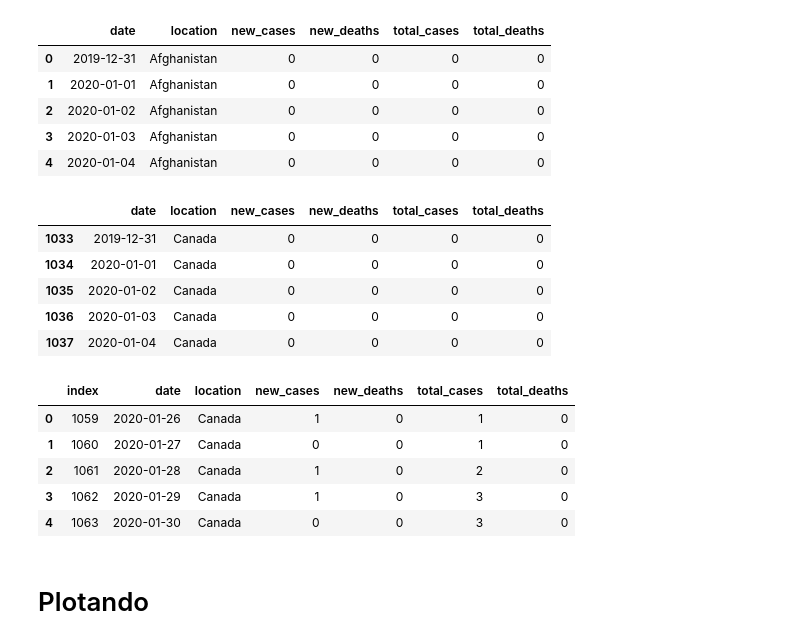
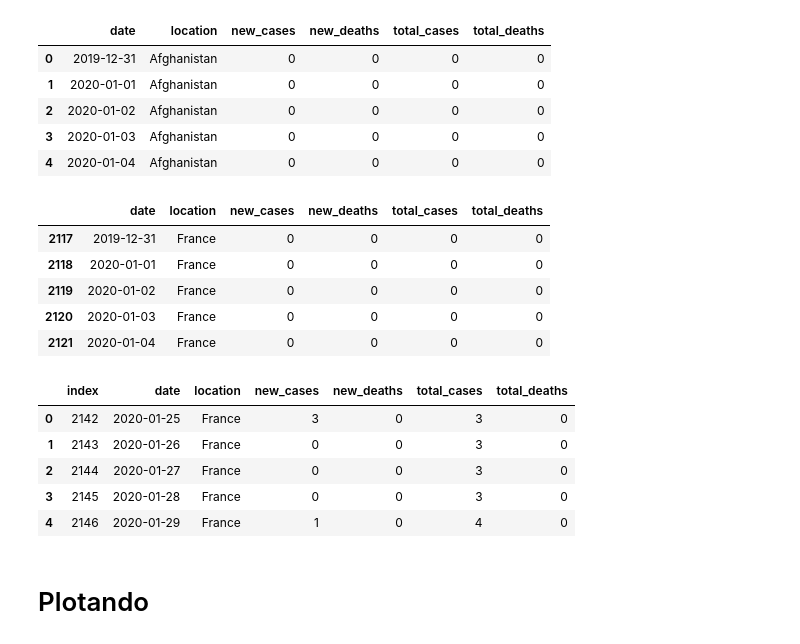
Before and after one commit to OliveiraVinic/covid19.pyhton.analysis, a Jupyter notebook: covid19_script.ipynb, the cells around one changed output. Cells and saved outputs as stored; diff of their text form; code cells hidden in the pictures.

```diff
--- a/covid19_script.ipynb
+++ b/covid19_script.ipynb
@@ -31,7 +33,7 @@ full_data_20200320.csv  full_data_20200322.csv  teste.png
 # %% [markdown]
 # Carregando o banco de dados
 # %%
-full_df = pd.read_csv('full_data_20200323.csv')
+full_df = pd.read_csv('full_data_20200326.csv')
 full_df.head()
 # %% [output]
 |  | date | location | new_cases | new_deaths | total_cases | total_deaths |
@@ -44,19 +46,21 @@ full_df.head()
 brazil_df = full_df[full_df['location']=='Brazil']
 china_df = full_df[full_df['location']=='China']
 italy_df = full_df[full_df['location']=='Italy']
-usa_df = full_df[full_df['location']=='United States']
 iran_df = full_df[full_df['location']=='Iran']
 spain_df = full_df[full_df['location'] == 'Spain']
 canada_df = full_df[full_df['location'] == 'Canada']
+usa_df = full_df[full_df['location']=='United States']
+uk_df = full_df[full_df['location']=='United Kingdom']
+france_df = full_df[full_df['location'] == 'France']
 # %%
-canada_df.head()
+france_df.head()
 # %% [output]
 |  | date | location | new_cases | new_deaths | total_cases | total_deaths |
-| 1033 | 2019-12-31 | Canada | 0 | 0 | 0 | 0 |
-| 1034 | 2020-01-01 | Canada | 0 | 0 | 0 | 0 |
-| 1035 | 2020-01-02 | Canada | 0 | 0 | 0 | 0 |
-| 1036 | 2020-01-03 | Canada | 0 | 0 | 0 | 0 |
-| 1037 | 2020-01-04 | Canada | 0 | 0 | 0 | 0 |
+| 2117 | 2019-12-31 | France | 0 | 0 | 0 | 0 |
+| 2118 | 2020-01-01 | France | 0 | 0 | 0 | 0 |
+| 2119 | 2020-01-02 | France | 0 | 0 | 0 | 0 |
+| 2120 | 2020-01-03 | France | 0 | 0 | 0 | 0 |
+| 2121 | 2020-01-04 | France | 0 | 0 | 0 | 0 |
 # %%
 brazil_df = brazil_df[brazil_df['total_cases'] != 0].reset_index()
 china_df = china_df[china_df['total_cases'] != 0].reset_index()
@@ -65,15 +69,17 @@ usa_df = usa_df[usa_df['total_cases'] != 0].reset_index()
 iran_df = iran_df[iran_df['total_cases'] != 0].reset_index()
 spain_df = spain_df[spain_df['total_cases'] != 0].reset_index()
 canada_df = canada_df[canada_df['total_cases'] != 0].reset_index()
+uk_df = uk_df[uk_df['total_cases'] != 0].reset_index()
+france_df = france_df[france_df['total_cases'] != 0].reset_index()
 # %%
-canada_df.head()
+france_df.head()
 # %% [output]
 |  | index | date | location | new_cases | new_deaths | total_cases | total_deaths |
-| 0 | 1059 | 2020-01-26 | Canada | 1 | 0 | 1 | 0 |
-| 1 | 1060 | 2020-01-27 | Canada | 0 | 0 | 1 | 0 |
-| 2 | 1061 | 2020-01-28 | Canada | 1 | 0 | 2 | 0 |
-| 3 | 1062 | 2020-01-29 | Canada | 1 | 0 | 3 | 0 |
-| 4 | 1063 | 2020-01-30 | Canada | 0 | 0 | 3 | 0 |
+| 0 | 2142 | 2020-01-25 | France | 3 | 0 | 3 | 0 |
+| 1 | 2143 | 2020-01-26 | France | 0 | 0 | 3 | 0 |
+| 2 | 2144 | 2020-01-27 | France | 0 | 0 | 3 | 0 |
+| 3 | 2145 | 2020-01-28 | France | 0 | 0 | 3 | 0 |
+| 4 | 2146 | 2020-01-29 | France | 1 | 0 | 4 | 0 |
 # %% [markdown]
 # Plotando
 # %%
```
Also changed, not shown: parts of 6 cells of this notebook, 4 other files.
